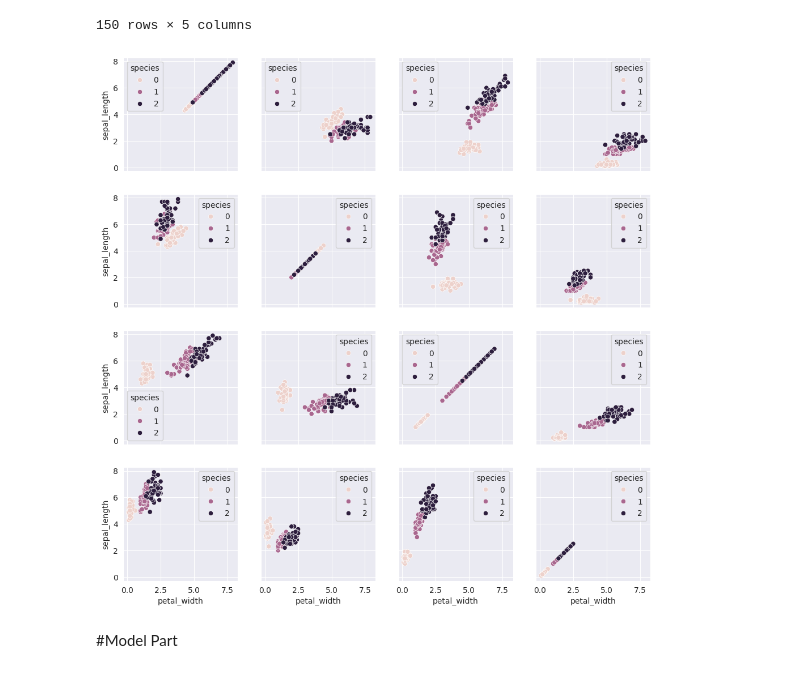
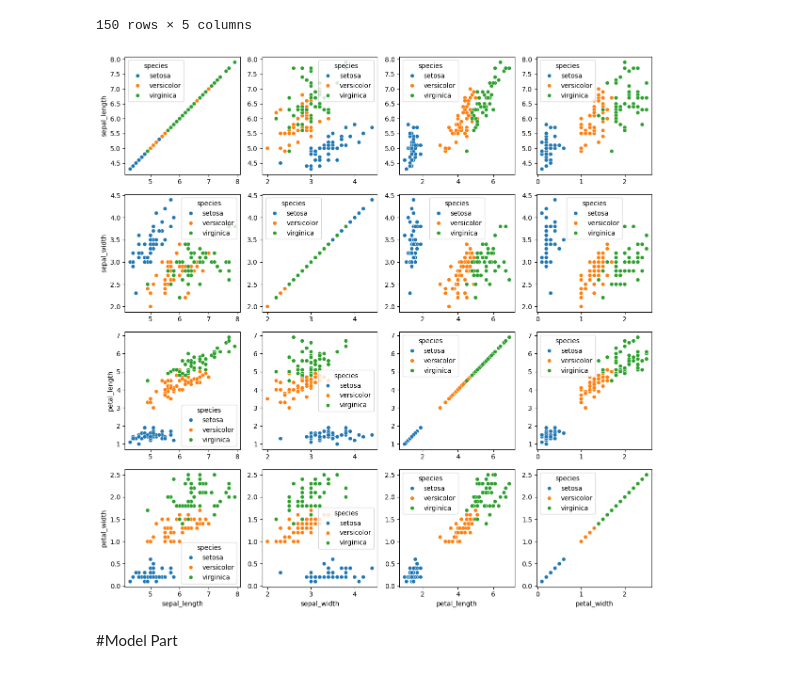
Before and after one commit to Putt2020/pytorch_beginner, a Jupyter notebook: pytorch_NN_beginner.ipynb, the cells around one changed output. Saved outputs shown, nothing was run; the diff lists cells and outputs as text; code cells hidden in the pictures.

```diff
--- a/pytorch_NN_beginner.ipynb
+++ b/pytorch_NN_beginner.ipynb
@@ -16,6 +16,7 @@ import seaborn as sns
 # %%
 url = 'https://gist.githubusercontent.com/curran/a08a1080b88344b0c8a7/raw/0e7a9b0a5d22642a06d3d5b9bcbad9890c8ee534/iris.csv'
 df = pd.read_csv(url)
+df_import = df.copy()
 df
 # %% [output]
 |  | sepal_length | sepal_width | petal_length | petal_width | species |
@@ -53,15 +54,25 @@ df
 150 rows × 5 columns
 # %%
 # sns.set_style("darkgrid") # either whitegrid or darkgrid
-col_length = df.shape[1]-1
-fig, axes = plt.subplots(col_length, col_length, figsize=(col_length*3, col_length*3), sharex=True, sharey=True)
+col_length = df_import.shape[1]-1
+fig, axes = plt.subplots(col_length, col_length, figsize=(col_length*3, col_length*3))
 
-columns = df.columns[:-1]
+columns = df_import.columns[:-1]
 for i in range(col_length):
     for j in range(col_length):
-        sns.scatterplot(data=df, x=columns[i], y=columns[j], hue='species', ax=axes[i, j])
+        sns.scatterplot(data=df_import, x=columns[i], y=columns[j], hue='species', ax=axes[j, i])
+
+        # Hide the column names if not in the first column or last row
+        if j != col_length - 1:
+            axes[j, i].set_xlabel('')
+        if i != 0:
+            axes[j, i].set_ylabel('')
+
+# Show plot
+plt.tight_layout()
+plt.show()
 # %% [output]
-[figure, old version]
+[figure, new version]
 # %%
 X = df.drop('species', axis=1).values
 y = df['species'].values
```
Also changed, not shown: parts of 5 cells of this notebook.
